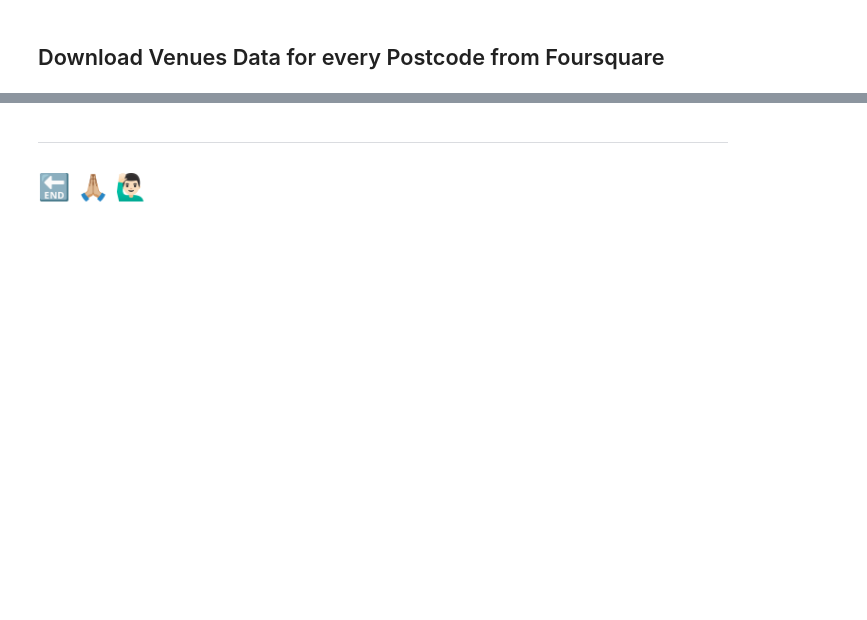
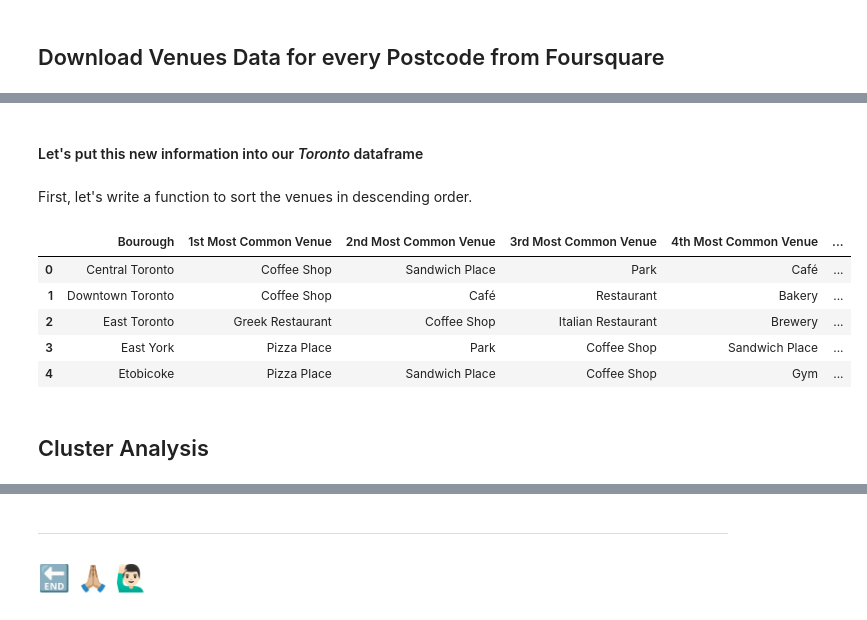
Before and after one commit to dirkkalmbach/IBM-Data-Science-Professional-Certificate, a Jupyter notebook: Capstone-Project.ipynb, the cells around one changed output, grey strips where cells are left out. Drawn from its saved outputs; the diff is of its cells as text; code cells hidden in the pictures; blank space fills up the shorter version.

```diff
--- a/Capstone-Project.ipynb
+++ b/Capstone-Project.ipynb
@@ -273,0 +364,3 @@ Lets go ...
+# %%
+dx_grouped = dx_onehot.groupby('Bourough').mean().reset_index()
+dx_grouped.head(2)
@@ -273,0 +374,13 @@ Lets go ...
+# %%
+num_top_venues = 5
+
+for borough in dx_grouped['Bourough']:
+    print("----"+borough+"----")
+    temp = dx_grouped[dx_grouped['Bourough'] == borough].T.reset_index()
+    temp.columns = ['venue','freq']
+    #print(temp)
+    temp = temp.iloc[1:]
+    temp['freq'] = temp['freq'].astype(float)
+    temp = temp.round({'freq': 2})
+    print(temp.sort_values('freq', ascending=False).reset_index(drop=True).head(num_top_venues))
+    print('\n')
@@ -273,0 +405,40 @@ Lets go ...
+# %% [markdown]
+#### Let's put this new information into our *Toronto* dataframe
+# %% [markdown]
+First, let's write a function to sort the venues in descending order.
+# %%
+def return_most_common_venues(row, num_top_venues):
+    row_categories = row.iloc[1:]
+    row_categories_sorted = row_categories.sort_values(ascending=False)
+
+    return row_categories_sorted.index.values[0:num_top_venues]
+# %%
+num_top_venues = 10
+
+indicators = ['st', 'nd', 'rd']
+
+# create columns according to number of top venues
+columns = ['Bourough']
+for ind in np.arange(num_top_venues):
+    try:
+        columns.append('{}{} Most Common Venue'.format(ind+1, indicators[ind]))
+    except:
+        columns.append('{}th Most Common Venue'.format(ind+1))
+
+# create a new dataframe
+neighborhoods_venues_sorted = pd.DataFrame(columns=columns)
+neighborhoods_venues_sorted['Bourough'] = dx_grouped['Bourough']
+
+for ind in np.arange(dx_grouped.shape[0]):
+    neighborhoods_venues_sorted.iloc[ind, 1:] = return_most_common_venues(dx_grouped.iloc[ind, :], num_top_venues)
+
+neighborhoods_venues_sorted.head()
+# %% [output]
+|  | Bourough | 1st Most Common Venue | 2nd Most Common Venue | 3rd Most Common Venue | 4th Most Common Venue | ... |
+| 0 | Central Toronto | Coffee Shop | Sandwich Place | Park | Café | ... |
+| 1 | Downtown Toronto | Coffee Shop | Café | Restaurant | Bakery | ... |
+| 2 | East Toronto | Greek Restaurant | Coffee Shop | Italian Restaurant | Brewery | ... |
+| 3 | East York | Pizza Place | Park | Coffee Shop | Sandwich Place | ... |
+| 4 | Etobicoke | Pizza Place | Sandwich Place | Coffee Shop | Gym | ... |
+# %% [markdown]
+## Cluster Analysis
```
Also changed, not shown: parts of 29 cells of this notebook.
